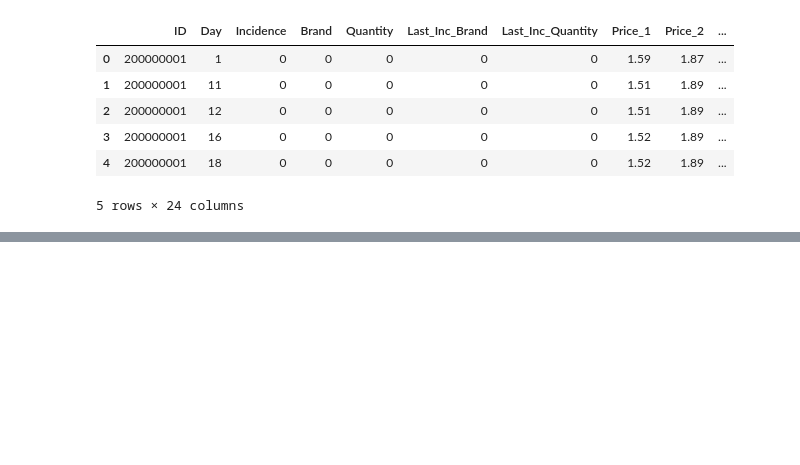
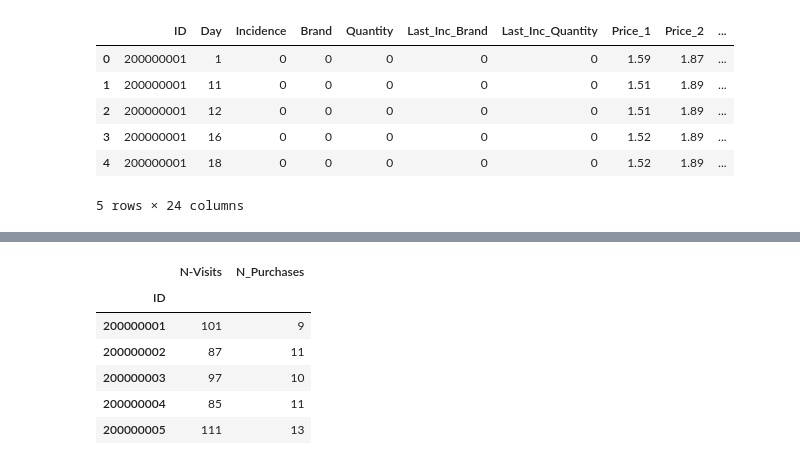
Before and after one commit to Sethchong/Customer_Analytics_DS, a Jupyter notebook: Purchase.ipynb, the cells around one changed output, grey strips where cells are left out. Drawn from its saved outputs; the diff is of its cells as text; code cells hidden in the pictures; blank space fills up the shorter version.

```diff
--- a/Purchase.ipynb
+++ b/Purchase.ipynb
@@ -21,0 +74,2 @@ df_purchase.head()
+# %%
+purchase_segm_kmeans_pca = kmeans_pca.predict(df_purchase_segm_pca)
@@ -21,0 +114,17 @@ df_purchase.head()
+# %%
+temp2 = df_purchase_predictors[['ID','Incidence']].groupby(['ID'], as_index= False).sum()
+temp2 = temp2.set_index('ID')
+temp2 = temp2.rename(columns={'Incidence': 'N_Purchases'})
+
+
+# joining the 2 df together
+temp3 = temp1.join(temp2)
+temp3.head()
+# %% [output]
+|  | N-Visits | N_Purchases |
+| ID |  |  |
+| 200000001 | 101 | 9 |
+| 200000002 | 87 | 11 |
+| 200000003 | 97 | 10 |
+| 200000004 | 85 | 11 |
+| 200000005 | 111 | 13 |
```
Also changed, not shown: parts of 19 cells of this notebook, 6 other files.
